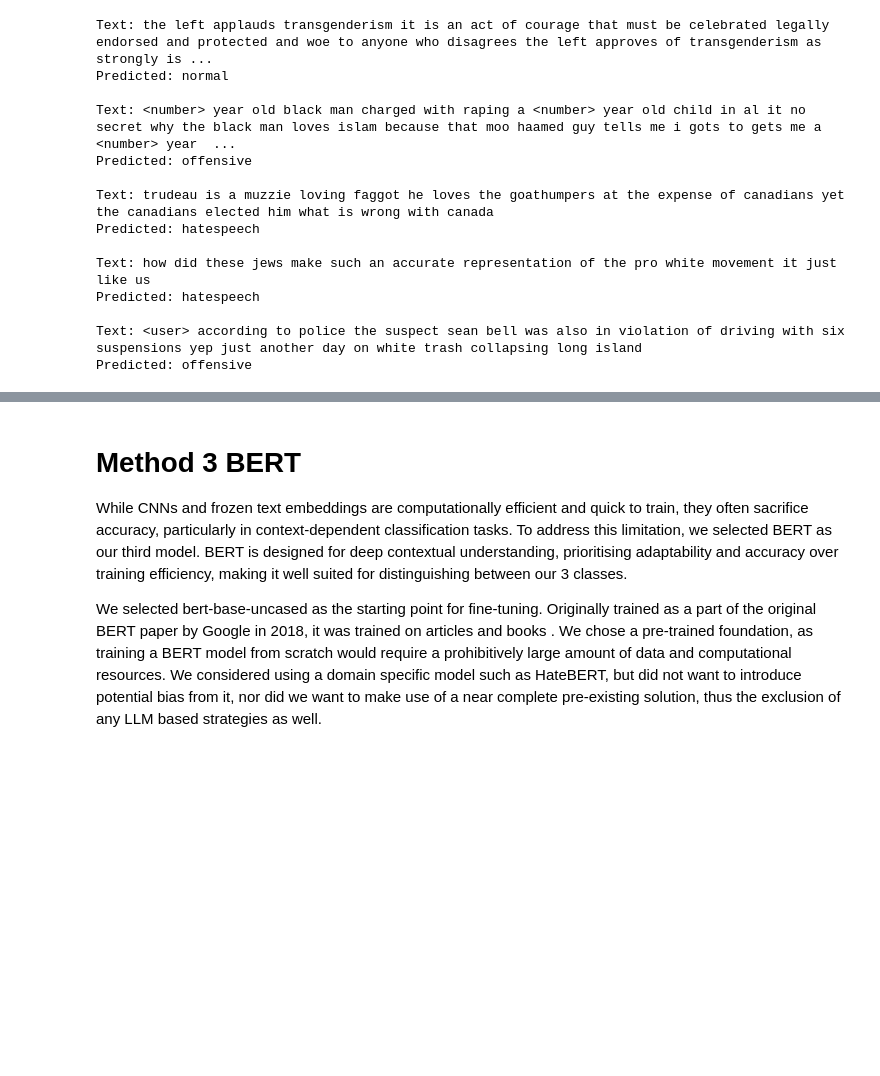
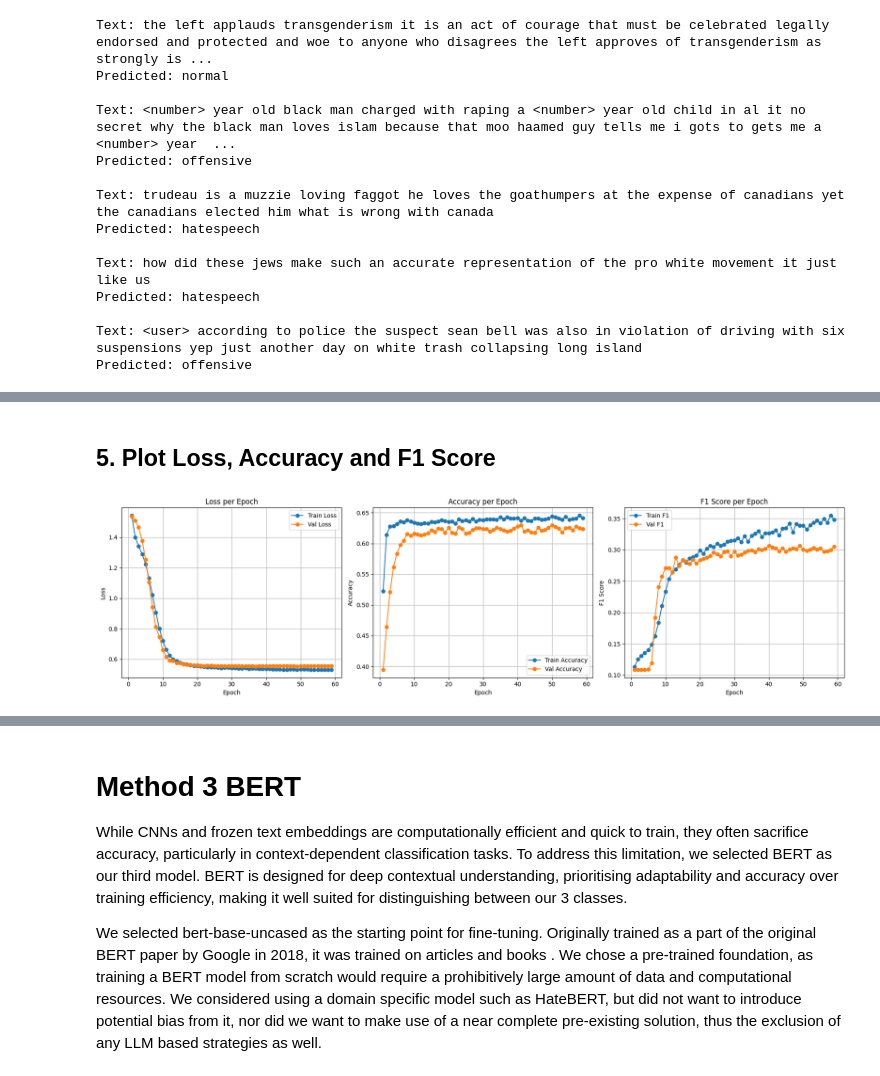
Before and after one commit to jerryjlzhou/Hatespeech-Detector, a Jupyter notebook: src/FinalNotebook.ipynb, the cells around one changed output, grey strips where cells are left out. Cells and saved outputs as stored; diff of their text form; code cells hidden in the pictures; blank space fills up the shorter version.

```diff
--- a/src/FinalNotebook.ipynb
+++ b/src/FinalNotebook.ipynb
@@ -609,0 +902,41 @@ Predicted: offensive
+# %% [markdown]
+## 5. Plot Loss, Accuracy and F1 Score
+# %%
+epochs = range(1, len(train_metrics["loss"]) + 1)
+
+plt.figure(figsize=(18, 5))
+
+# Loss
+plt.subplot(1, 3, 1)
+plt.plot(epochs, train_metrics["loss"], label="Train Loss", marker='o')
+plt.plot(epochs, val_metrics["loss"], label="Val Loss", marker='o')
+plt.xlabel("Epoch")
+plt.ylabel("Loss")
+plt.title("Loss per Epoch")
+plt.legend()
+plt.grid(True)
+
+# Accuracy
+plt.subplot(1, 3, 2)
+plt.plot(epochs, train_metrics["accuracy"], label="Train Accuracy", marker='o')
+plt.plot(epochs, val_metrics["accuracy"], label="Val Accuracy", marker='o')
+plt.xlabel("Epoch")
+plt.ylabel("Accuracy")
+plt.title("Accuracy per Epoch")
+plt.legend()
+plt.grid(True)
+
+# F1 Score
+plt.subplot(1, 3, 3)
+plt.plot(epochs, train_metrics["f1"], label="Train F1", marker='o')
+plt.plot(epochs, val_metrics["f1"], label="Val F1", marker='o')
+plt.xlabel("Epoch")
+plt.ylabel("F1 Score")
+plt.title("F1 Score per Epoch")
+plt.legend()
+plt.grid(True)
+
+plt.tight_layout()
+plt.show()
+# %% [output]
+[figure, added]
```
Also changed, not shown: parts of 13 cells of this notebook.
